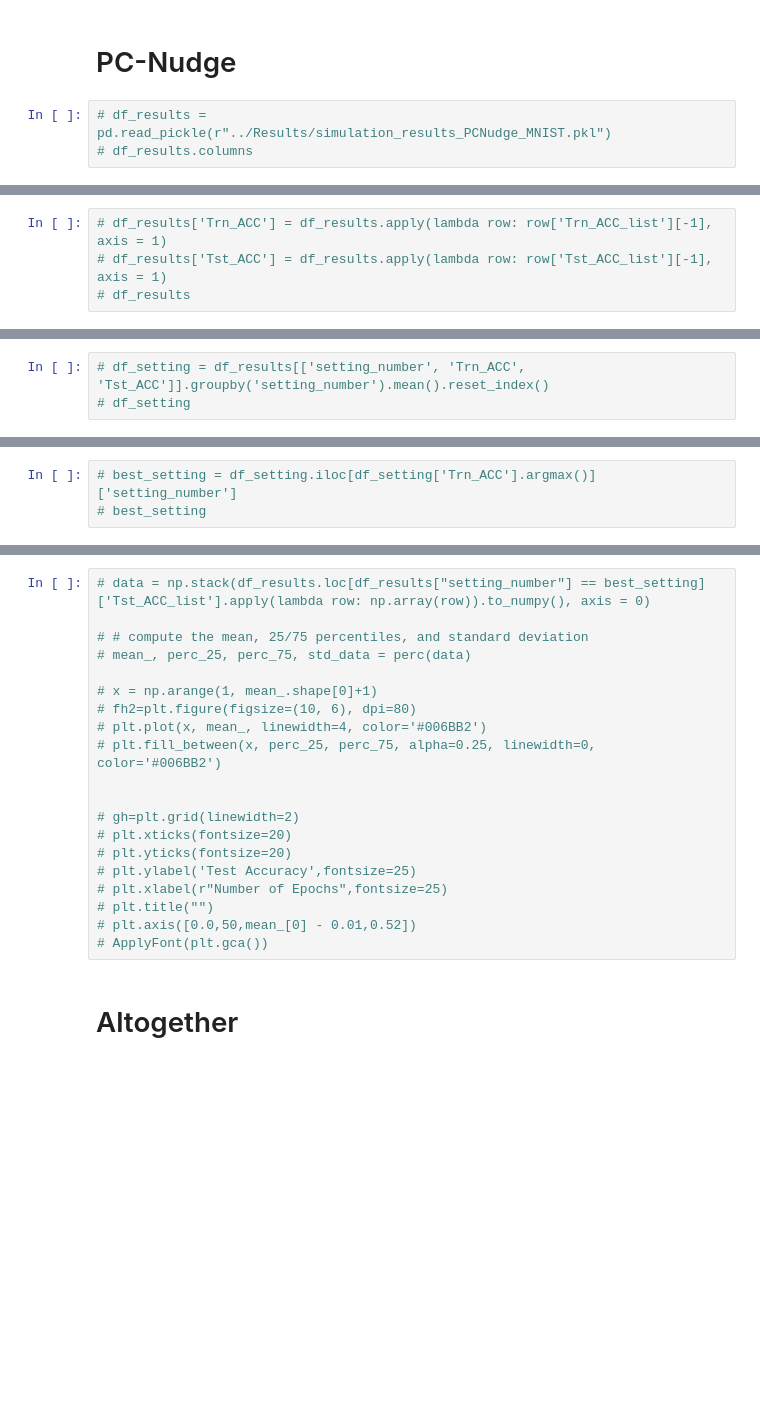
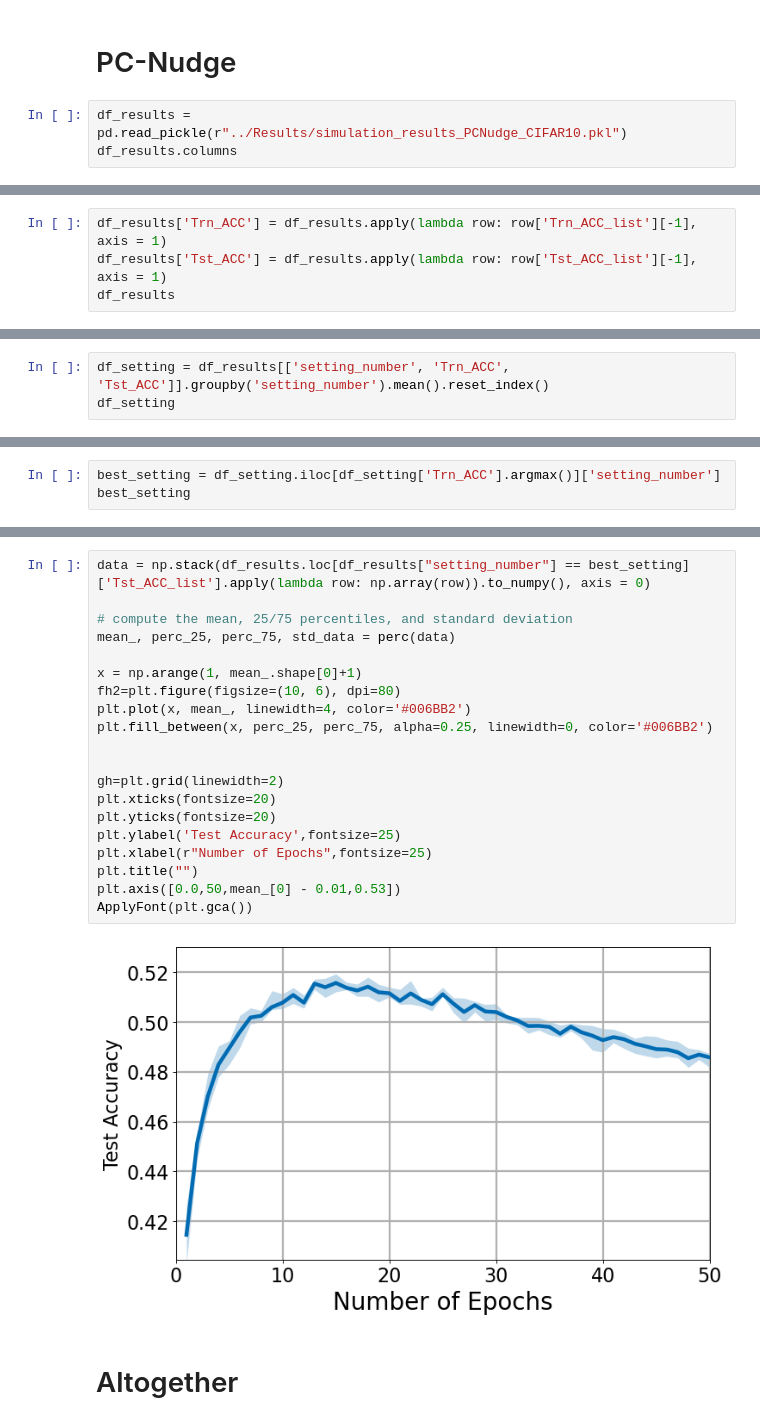
Before and after one commit to BariscanBozkurt/Supervised-CorInfoMax, a Jupyter notebook: Simulations/Classification/AnalyzeSimulations/Plot_CIFAR10_Results.ipynb, the cells around one changed output, grey strips where cells are left out. Drawn from its saved outputs; the diff is of its cells as text; blank space fills up the shorter version.

```diff
--- a/Simulations/Classification/AnalyzeSimulations/Plot_CIFAR10_Results.ipynb
+++ b/Simulations/Classification/AnalyzeSimulations/Plot_CIFAR10_Results.ipynb
@@ -210,5 +224,5 @@ Index(['setting_number', 'seed', 'Model', 'Hyperparams', 'Trn_ACC_list',
 # %% [markdown]
 # PC-Nudge
 # %%
-# df_results = pd.read_pickle(r"../Results/simulation_results_PCNudge_MNIST.pkl")
-# df_results.columns
+df_results = pd.read_pickle(r"../Results/simulation_results_PCNudge_CIFAR10.pkl")
+df_results.columns
@@ -215,4 +233,4 @@ Index(['setting_number', 'seed', 'Model', 'Hyperparams', 'Trn_ACC_list',
 # %%
-# df_results['Trn_ACC'] = df_results.apply(lambda row: row['Trn_ACC_list'][-1], axis = 1)
-# df_results['Tst_ACC'] = df_results.apply(lambda row: row['Tst_ACC_list'][-1], axis = 1)
-# df_results
+df_results['Trn_ACC'] = df_results.apply(lambda row: row['Trn_ACC_list'][-1], axis = 1)
+df_results['Tst_ACC'] = df_results.apply(lambda row: row['Tst_ACC_list'][-1], axis = 1)
+df_results
@@ -219,3 +250,3 @@ Index(['setting_number', 'seed', 'Model', 'Hyperparams', 'Trn_ACC_list',
 # %%
-# df_setting = df_results[['setting_number', 'Trn_ACC', 'Tst_ACC']].groupby('setting_number').mean().reset_index()
-# df_setting
+df_setting = df_results[['setting_number', 'Trn_ACC', 'Tst_ACC']].groupby('setting_number').mean().reset_index()
+df_setting
@@ -222,3 +257,3 @@ Index(['setting_number', 'seed', 'Model', 'Hyperparams', 'Trn_ACC_list',
 # %%
-# best_setting = df_setting.iloc[df_setting['Trn_ACC'].argmax()]['setting_number']
-# best_setting
+best_setting = df_setting.iloc[df_setting['Trn_ACC'].argmax()]['setting_number']
+best_setting
@@ -225,23 +262,25 @@ Index(['setting_number', 'seed', 'Model', 'Hyperparams', 'Trn_ACC_list',
 # %%
-# data = np.stack(df_results.loc[df_results["setting_number"] == best_setting]['Tst_ACC_list'].apply(lambda row: np.array(row)).to_numpy(), axis = 0)
+data = np.stack(df_results.loc[df_results["setting_number"] == best_setting]['Tst_ACC_list'].apply(lambda row: np.array(row)).to_numpy(), axis = 0)
 
-# # compute the mean, 25/75 percentiles, and standard deviation
-# mean_, perc_25, perc_75, std_data = perc(data)
+# compute the mean, 25/75 percentiles, and standard deviation
+mean_, perc_25, perc_75, std_data = perc(data)
 
-# x = np.arange(1, mean_.shape[0]+1)
-# fh2=plt.figure(figsize=(10, 6), dpi=80)
-# plt.plot(x, mean_, linewidth=4, color='#006BB2')
-# plt.fill_between(x, perc_25, perc_75, alpha=0.25, linewidth=0, color='#006BB2')
+x = np.arange(1, mean_.shape[0]+1)
+fh2=plt.figure(figsize=(10, 6), dpi=80)
+plt.plot(x, mean_, linewidth=4, color='#006BB2')
+plt.fill_between(x, perc_25, perc_75, alpha=0.25, linewidth=0, color='#006BB2')
 
 
-# gh=plt.grid(linewidth=2)
-# plt.xticks(fontsize=20)
-# plt.yticks(fontsize=20)
-# plt.ylabel('Test Accuracy',fontsize=25)
-# plt.xlabel(r"Number of Epochs",fontsize=25)
-# plt.title("")
-# plt.axis([0.0,50,mean_[0] - 0.01,0.52])
-# ApplyFont(plt.gca())
+gh=plt.grid(linewidth=2)
+plt.xticks(fontsize=20)
+plt.yticks(fontsize=20)
+plt.ylabel('Test Accuracy',fontsize=25)
+plt.xlabel(r"Number of Epochs",fontsize=25)
+plt.title("")
+plt.axis([0.0,50,mean_[0] - 0.01,0.53])
+ApplyFont(plt.gca())
+# %% [output]
+[figure, added]
 # %% [markdown]
 # Altogether
 # %% [markdown]
```
Also changed, not shown: parts of 19 cells of this notebook, 17 other files.
